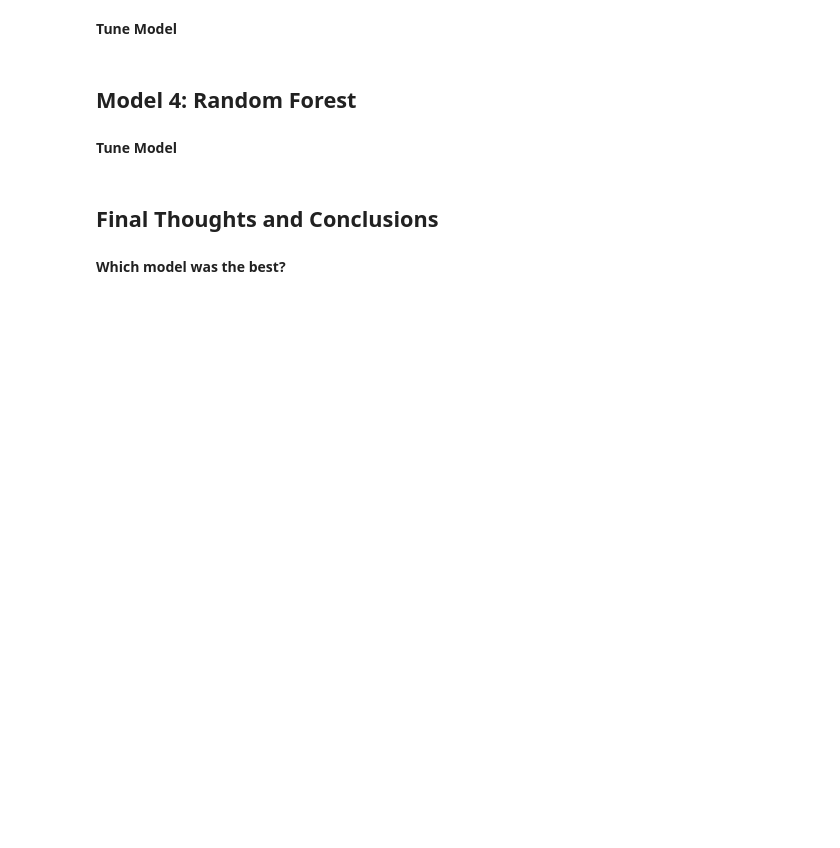
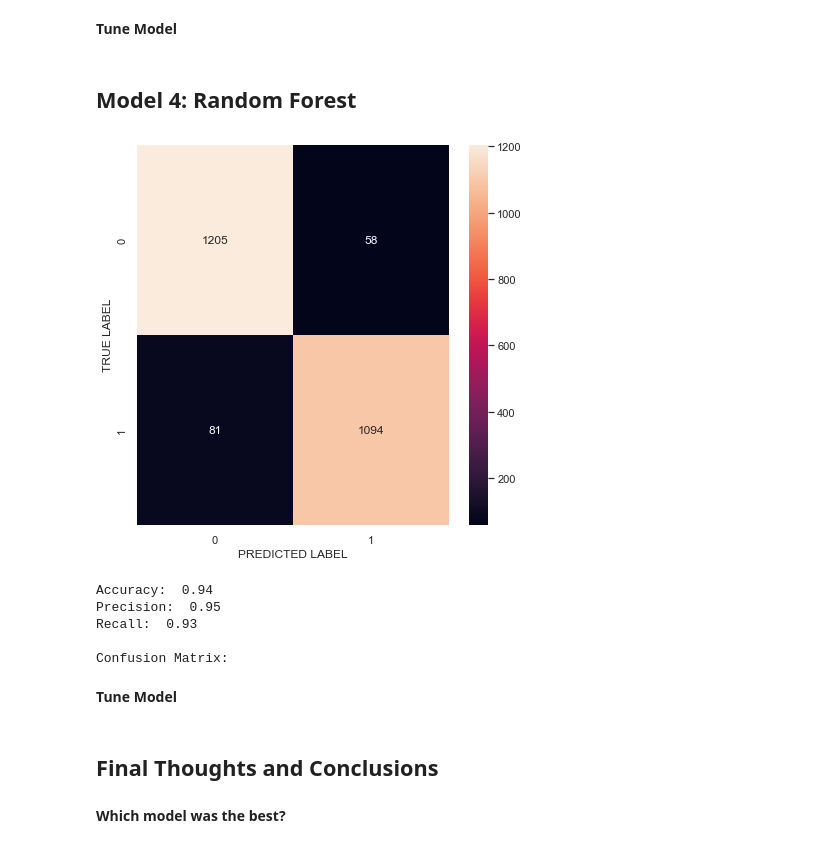
Before and after one commit to artolon/Final-Project, a Jupyter notebook: Part2_Mushroom-Models.ipynb, the cells around one changed output. Drawn from its saved outputs; the diff is of its cells as text; code cells hidden in the pictures; blank space fills up the shorter version.

```diff
--- a/Part2_Mushroom-Models.ipynb
+++ b/Part2_Mushroom-Models.ipynb
@@ -507,3 +511,19 @@ plt.show()
+# %%
+def evaluate_model(y_predict, y_test):
+    """Evaluate the performance of model using the test data.
+        Use accuracy score, precision, recall and confusion matrix as performance metrics."""
+    from sklearn.metrics import classification_report, confusion_matrix
+
+    confusion_matrix_ = metrics.confusion_matrix(y_test, y_predict)
+    sns.heatmap(confusion_matrix_, annot=True, fmt="d")
+    plt.xlabel("PREDICTED LABEL")
+    plt.ylabel("TRUE LABEL")
+    plt.show()
+
+    print("Accuracy: ", "{:.2f}".format(metrics.accuracy_score(y_test, y_predict)),
+          "\nPrecision: ", "{:.2f}".format(metrics.precision_score(y_test, y_predict)),
+          "\nRecall: ", "{:.2f}".format(metrics.recall_score(y_test, y_predict)),
+          "\n\nConfusion Matrix: ")
 # %% [markdown]
 ## Model 3: KNN
 # %%
@@ -517,3 +594,16 @@ plt.show()
+# %%
+rf_model = RandomForestClassifier(class_weight="balanced_subsample", max_features='auto', n_estimators=300, random_state=123)
+rf_default.fit(X_train, y_train)
+y_pred_rf = rf_default.predict(X_test)
+
+evaluate_model(y_pred_rf, y_test)
+# %% [output]
+[figure, added]
+Accuracy:  0.94
+Precision:  0.95
+Recall:  0.93
+
+Confusion Matrix:
 # %% [markdown]
 **Tune Model**
 # %% [markdown]
```
Also changed, not shown: parts of 5 cells of this notebook.
